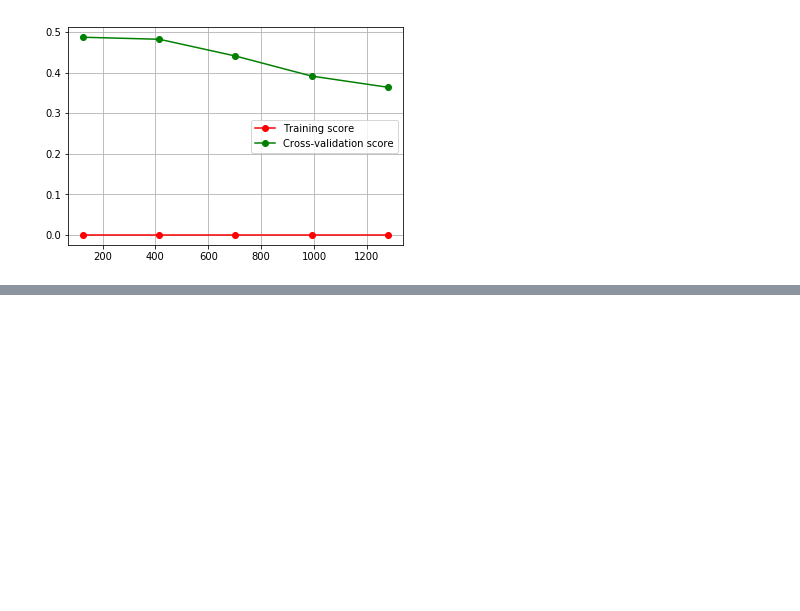
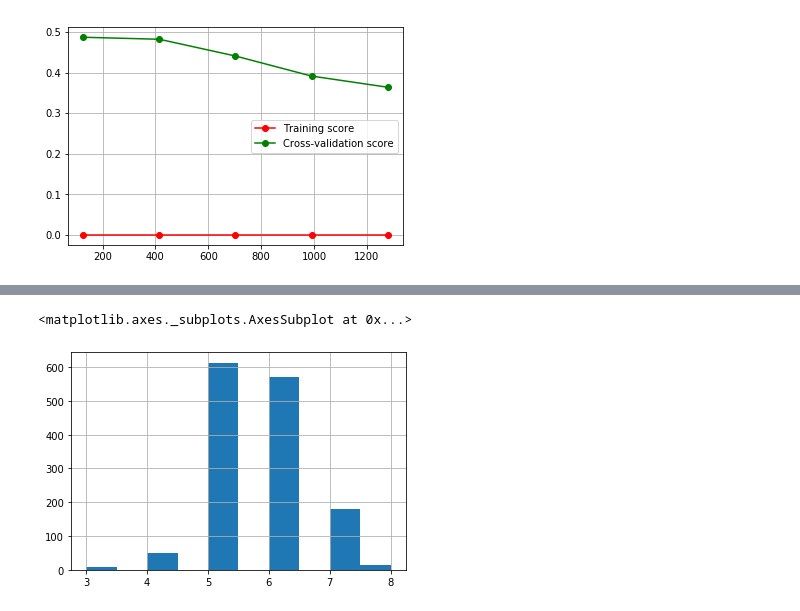
Before and after one commit to neojohny/ml_7641, a Jupyter notebook: homework1/homework1.ipynb, the cells around one changed output, grey strips where cells are left out. Saved outputs shown, nothing was run; the diff lists cells and outputs as text; code cells hidden in the pictures; blank space fills up the shorter version.

```diff
--- a/homework1/homework1.ipynb
+++ b/homework1/homework1.ipynb
@@ -2627,0 +2670,3 @@ The scikit-learn version is 0.23.2.
+# %%
+wine_tree = DecisionTreeClassifier(random_state=0)
+cross_val_score(wine_tree, wine_X,wine_y, cv=5)
@@ -2627,0 +2675,2 @@ The scikit-learn version is 0.23.2.
+# %%
+wine_tree.fit(wine_x_train,wine_y_train)
@@ -2627,0 +2728,4 @@ The scikit-learn version is 0.23.2.
+# %%
+wine_svc = svm.SVC(C=1.4,class_weight='balanced',gamma='auto')
+wine_svc.fit(wine_x_train,wine_y_train)
+wine_svc.score(wine_x_test,wine_y_test)
@@ -2627,0 +2734,6 @@ The scikit-learn version is 0.23.2.
+# %%
+from sklearn.pipeline import Pipeline
+from sklearn.preprocessing import StandardScaler  # doctest: +SKIP
+
+pipe = Pipeline([('scaler', StandardScaler()), ('svm', svm.SVC(C=1.4,class_weight='balanced',gamma='auto'))])
+pipe.fit(wine_x_train,wine_y_train)
@@ -2627,0 +2769,5 @@ The scikit-learn version is 0.23.2.
+# %%
+wine_y_train.hist()
+# %% [output]
+<matplotlib.axes._subplots.AxesSubplot at 0x...>
+[figure, added]
```
Also changed, not shown: parts of 70 cells of this notebook, 2 other files.
